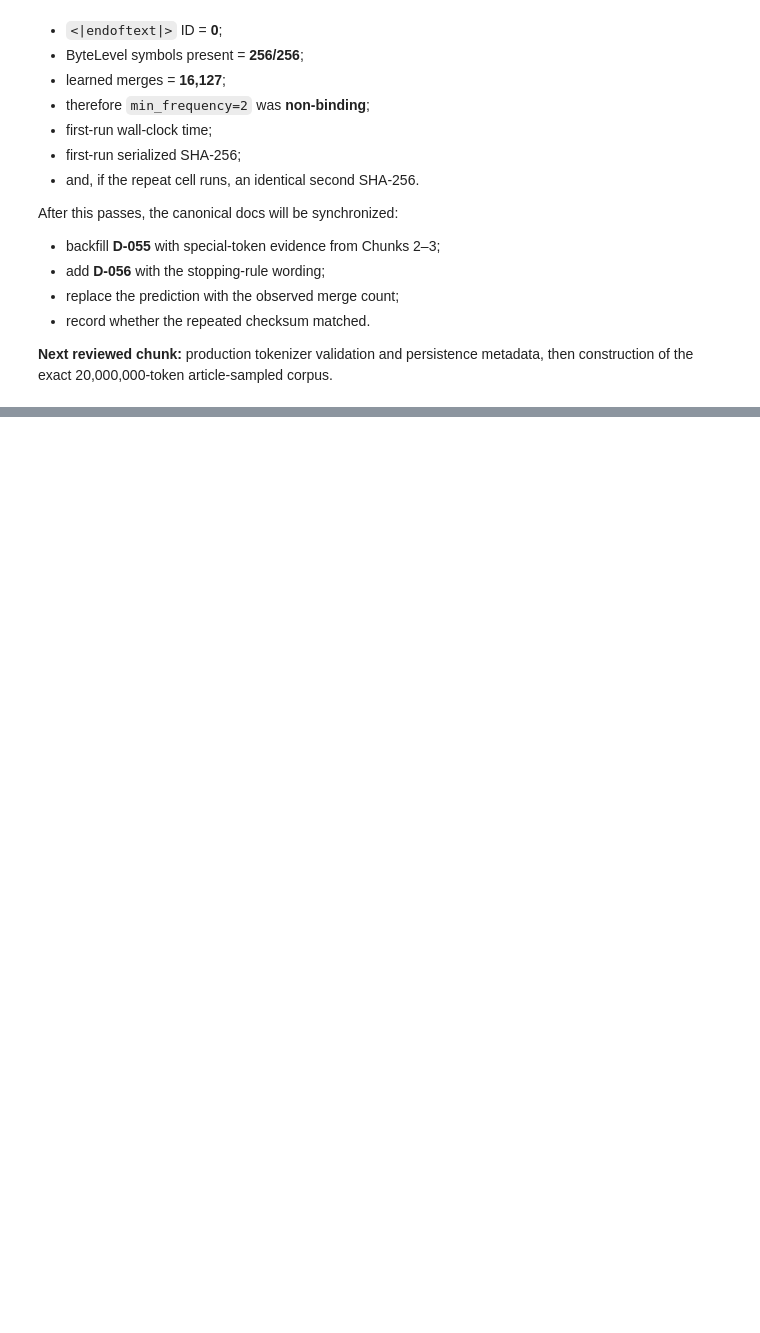
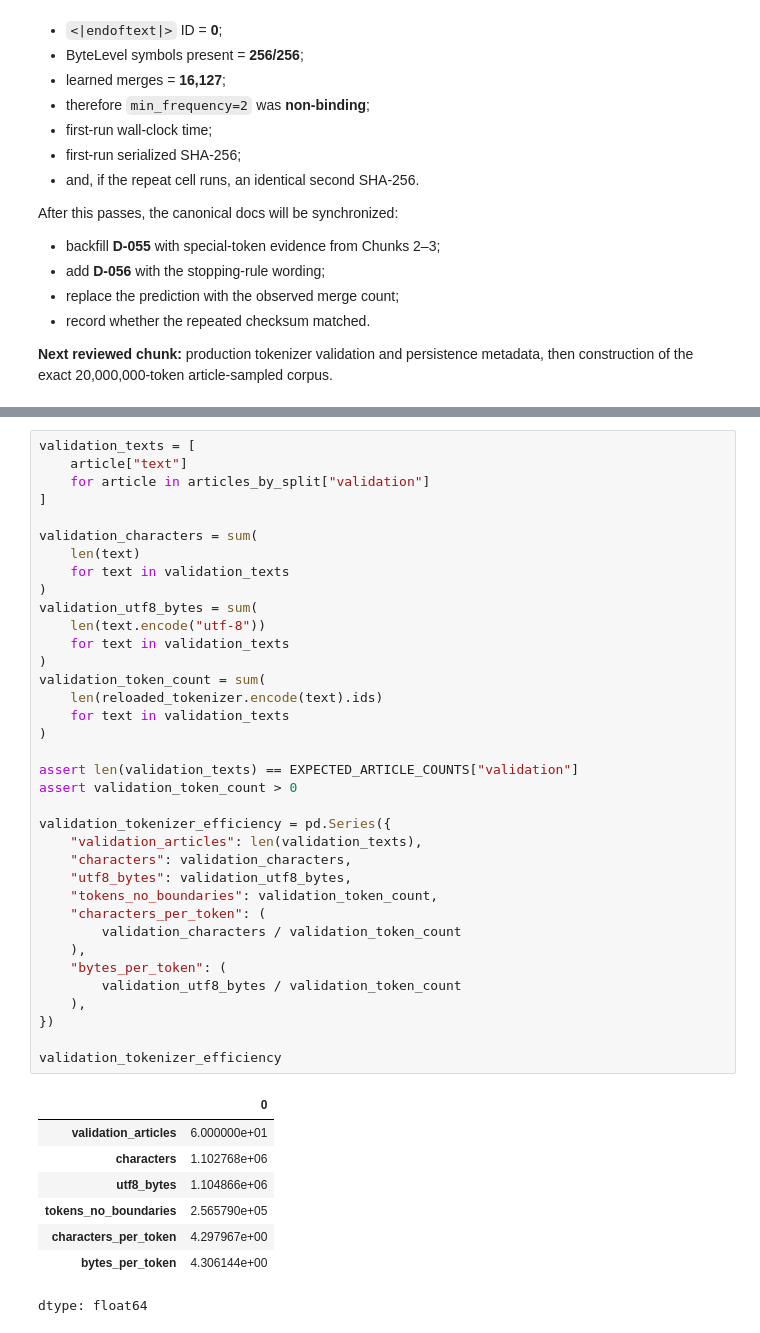
Before and after one commit to traderjohnd/foundation-model-from-scratch, a Jupyter notebook: notebooks/02_tokenizer_training_and_corpus_construction.ipynb, the cells around one changed output, grey strips where cells are left out. Cells and saved outputs as stored; diff of their text form; blank space fills up the shorter version.

```diff
--- a/notebooks/02_tokenizer_training_and_corpus_construction.ipynb
+++ b/notebooks/02_tokenizer_training_and_corpus_construction.ipynb
@@ -906,0 +1152,45 @@ After this passes, the canonical docs will be synchronized:
+# %%
+validation_texts = [
+    article["text"]
+    for article in articles_by_split["validation"]
+]
+
+validation_characters = sum(
+    len(text)
+    for text in validation_texts
+)
+validation_utf8_bytes = sum(
+    len(text.encode("utf-8"))
+    for text in validation_texts
+)
+validation_token_count = sum(
+    len(reloaded_tokenizer.encode(text).ids)
+    for text in validation_texts
+)
+
+assert len(validation_texts) == EXPECTED_ARTICLE_COUNTS["validation"]
+assert validation_token_count > 0
+
+validation_tokenizer_efficiency = pd.Series({
+    "validation_articles": len(validation_texts),
+    "characters": validation_characters,
+    "utf8_bytes": validation_utf8_bytes,
+    "tokens_no_boundaries": validation_token_count,
+    "characters_per_token": (
+        validation_characters / validation_token_count
+    ),
+    "bytes_per_token": (
+        validation_utf8_bytes / validation_token_count
+    ),
+})
+
+validation_tokenizer_efficiency
+# %% [output]
+|  | 0 |
+| validation_articles | 6.000000e+01 |
+| characters | 1.102768e+06 |
+| utf8_bytes | 1.104866e+06 |
+| tokens_no_boundaries | 2.565790e+05 |
+| characters_per_token | 4.297967e+00 |
+| bytes_per_token | 4.306144e+00 |
+dtype: float64
```
Also changed, not shown: parts of 22 cells of this notebook.
